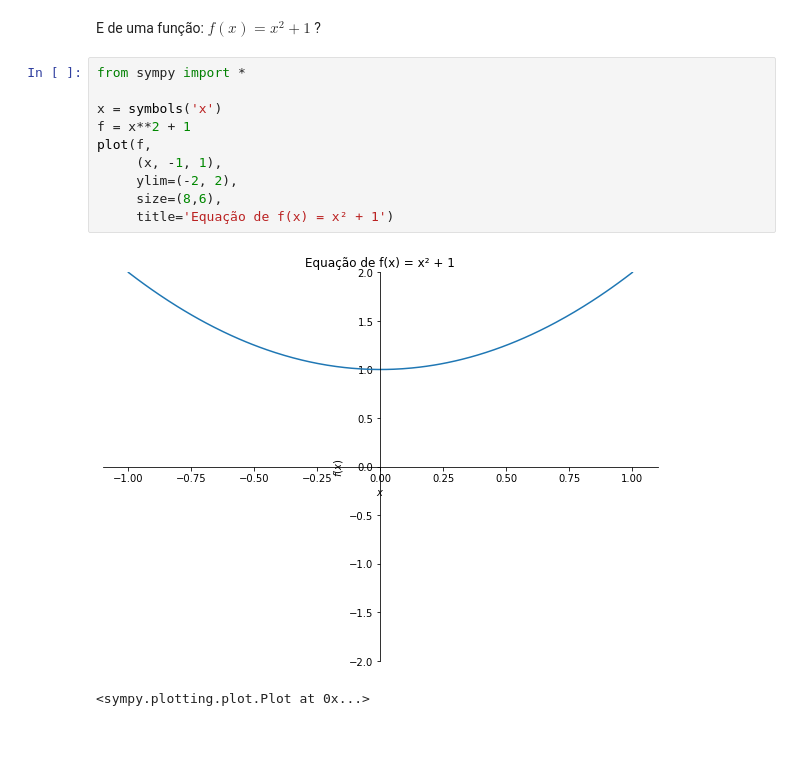
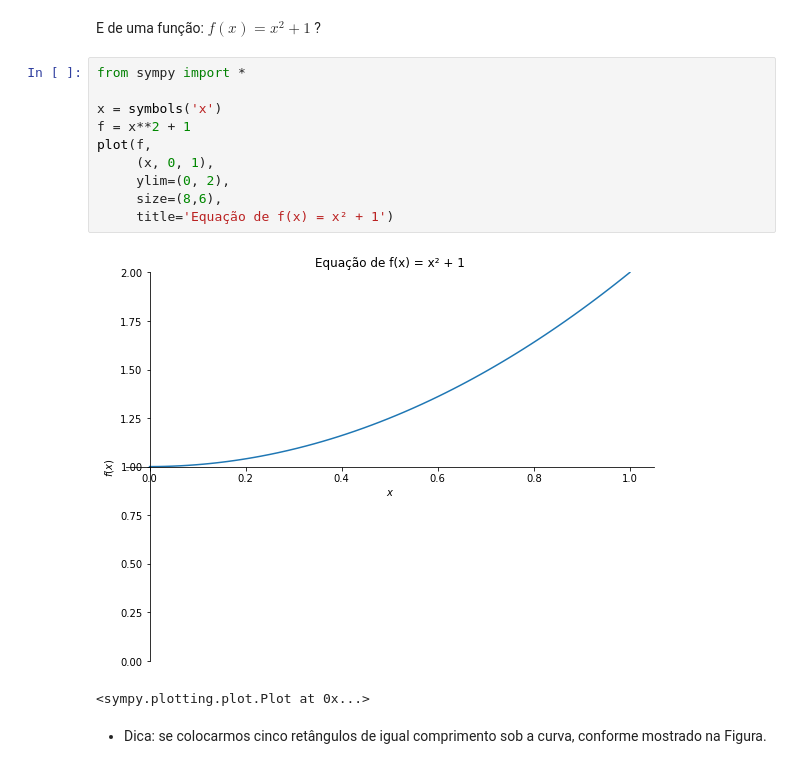
Before and after one commit to FranciscoFoz/math-stats-training, a Jupyter notebook: Matemática/matematica_basica.ipynb, the cells around one changed output. Cells and saved outputs as stored; diff of their text form; blank space fills up the shorter version.

```diff
--- a/Matemática/matematica_basica.ipynb
+++ b/Matemática/matematica_basica.ipynb
@@ -807,13 +805,16 @@ E de uma função: $ f(x) = x^2 + 1 $ ?
 # %%
 from sympy import *
 
 x = symbols('x')
 f = x**2 + 1
 plot(f,
-     (x, -1, 1),
-     ylim=(-2, 2),
+     (x, 0, 1),
+     ylim=(0, 2),
      size=(8,6),
      title='Equação de f(x) = x² + 1')
 # %% [output]
-[figure, old version]
+[figure, new version]
 <sympy.plotting.plot.Plot at 0x...>
+# %% [markdown]
+* Dica: se colocarmos cinco retângulos de igual comprimento sob a curva, conforme mostrado na
+Figura.
```
Also changed, not shown: parts of 19 cells of this notebook.
